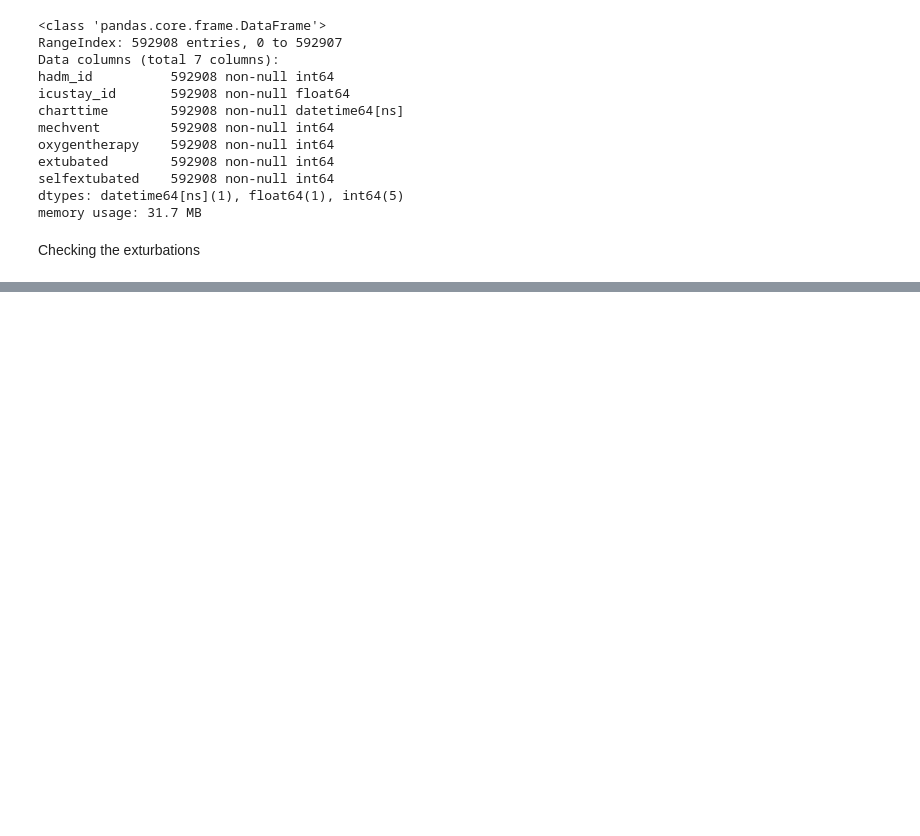
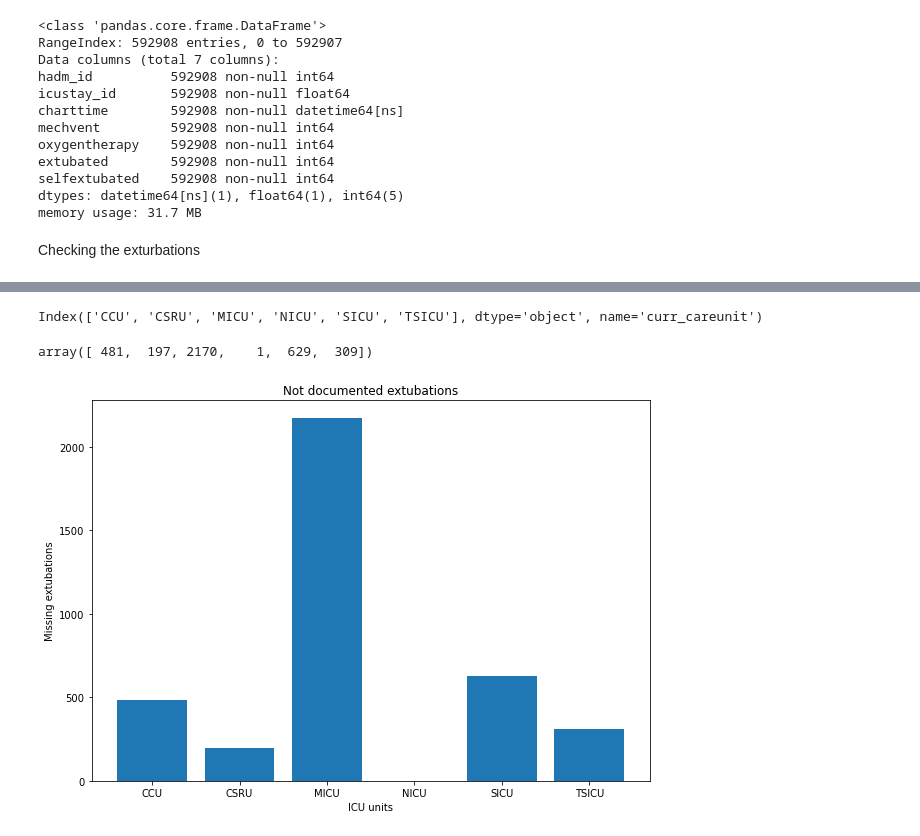
Before and after one commit to m-kno/mimic3, a Jupyter notebook: MIMIC_EDA.ipynb, the cells around one changed output, grey strips where cells are left out. Drawn from its saved outputs; the diff is of its cells as text; code cells hidden in the pictures; blank space fills up the shorter version.

```diff
--- a/MIMIC_EDA.ipynb
+++ b/MIMIC_EDA.ipynb
@@ -203,0 +203,2 @@ Many ICU stays have no explicit documented
+# %%
+df_icuunit.drop_duplicates(inplace=True)
@@ -203,0 +210,2 @@ Many ICU stays have no explicit documented
+# %%
+df_plot = df_icuunit.groupby('curr_careunit').count()
@@ -204,3 +223,22 @@ Many ICU stays have no explicit documented
+# %%
+df_plot.index
+# %% [output]
+Index(['CCU', 'CSRU', 'MICU', 'NICU', 'SICU', 'TSICU'], dtype='object', name='curr_careunit')
+# %%
+df_plot.values.flatten()
+# %% [output]
+array([ 481,  197, 2170,    1,  629,  309])
+# %%
+fig = plt.figure(figsize=(10,7))
+ax = fig.add_subplot(1, 1, 1)
+ax.bar(list(df_plot.index), height=list(df_plot.values.flatten()))
+plt.ylabel('Missing extubations')
+plt.xlabel('ICU units')
+plt.title('Not documented extubations')
+plt.savefig('./images/missing_extubations_per_unit.png')
+plt.show();
+# %% [output]
+[figure, added]
 # %%
 df_qry = df[df.icustay_id == 200063]
 # %%
```
Also changed, not shown: parts of 11 cells of this notebook, 2 other files.
